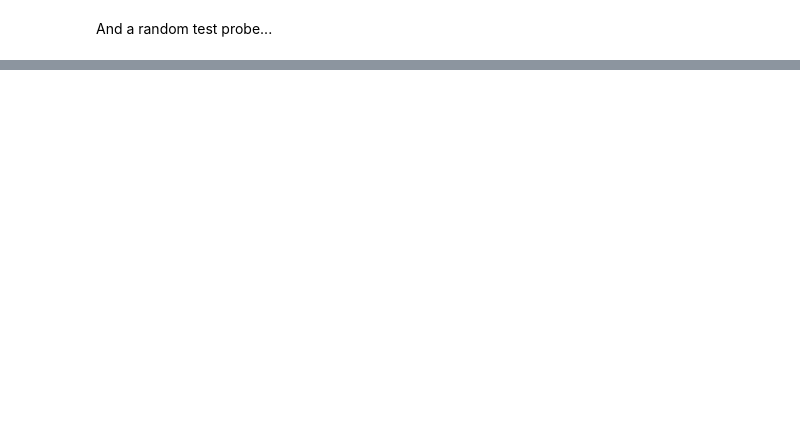
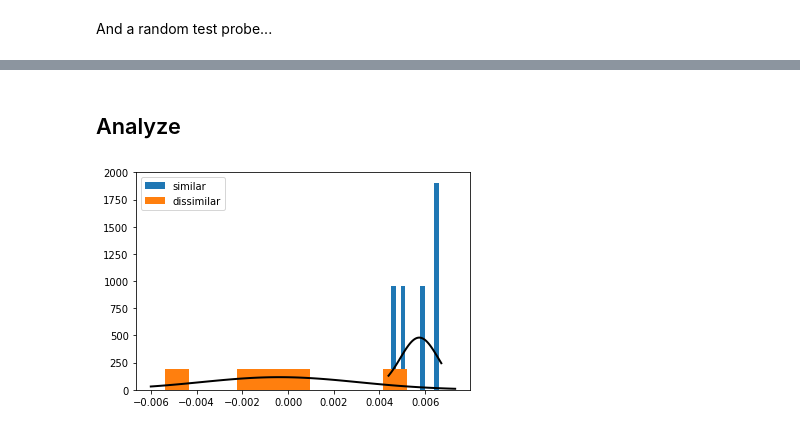
Before and after one commit to dwhite54/minerva2, a Jupyter notebook: model.ipynb, the cells around one changed output, grey strips where cells are left out. Cells and saved outputs as stored; diff of their text form; code cells hidden in the pictures; blank space fills up the shorter version.

```diff
--- a/model.ipynb
+++ b/model.ipynb
@@ -197,0 +290,2 @@ TRACE 11: [0, -1, -1, 1, -1, 0, 1, 0] ->      0^3 =        0
+# %%
+RT_split_index = round(model3_fpt * model3_rhythm_tone_ratio)
@@ -197,0 +315,5 @@ TRACE 11: [0, -1, -1, 1, -1, 0, 1, 0] ->      0^3 =        0
+# %%
+for T_R in T_Rs:
+    model3.add_trace(T_R)
+for T_T in T_Ts:
+    model3.add_trace(T_T)
@@ -197,0 +335,13 @@ TRACE 11: [0, -1, -1, 1, -1, 0, 1, 0] ->      0^3 =        0
+# %%
+PRETTY=True
+# %%
+sim_intensities = []
+dis_intensities = []
+for i, P in enumerate(Ps):
+    intensity = model3.get_echo_intensity(P)
+    if i < PT_split_index:
+        sim_intensities.append(intensity)
+    else:
+        dis_intensities.append(intensity)
+    if PRETTY:
+        model3.pretty_print(P)
@@ -197,0 +366,30 @@ TRACE 11: [0, -1, -1, 1, -1, 0, 1, 0] ->      0^3 =        0
+# %% [markdown]
+## Analyze
+# %%
+from scipy.stats import norm
+
+mu, std = norm.fit(sim_intensities)
+
+plt.hist(sim_intensities, density=True, label='similar')
+
+xmin, xmax = plt.xlim()
+x = np.linspace(xmin, xmax, 100)
+p = norm.pdf(x, mu, std)
+plt.plot(x, p, 'k', linewidth=2)
+#title = "Fit results: mu = %.2f,  std = %.2f" % (mu, std)
+#plt.title(title)
+mu, std = norm.fit(dis_intensities)
+
+plt.hist(dis_intensities, density=True, label='dissimilar')
+
+xmin, xmax = plt.xlim()
+x = np.linspace(xmin, xmax, 100)
+p = norm.pdf(x, mu, std)
+plt.plot(x, p, 'k', linewidth=2)
+#title = "Fit results: mu = %.2f,  std = %.2f" % (mu, std)
+#plt.title(title)
+plt.legend()
+
+plt.show()
+# %% [output]
+[figure, added]
```
Also changed, not shown: parts of 36 cells of this notebook.
